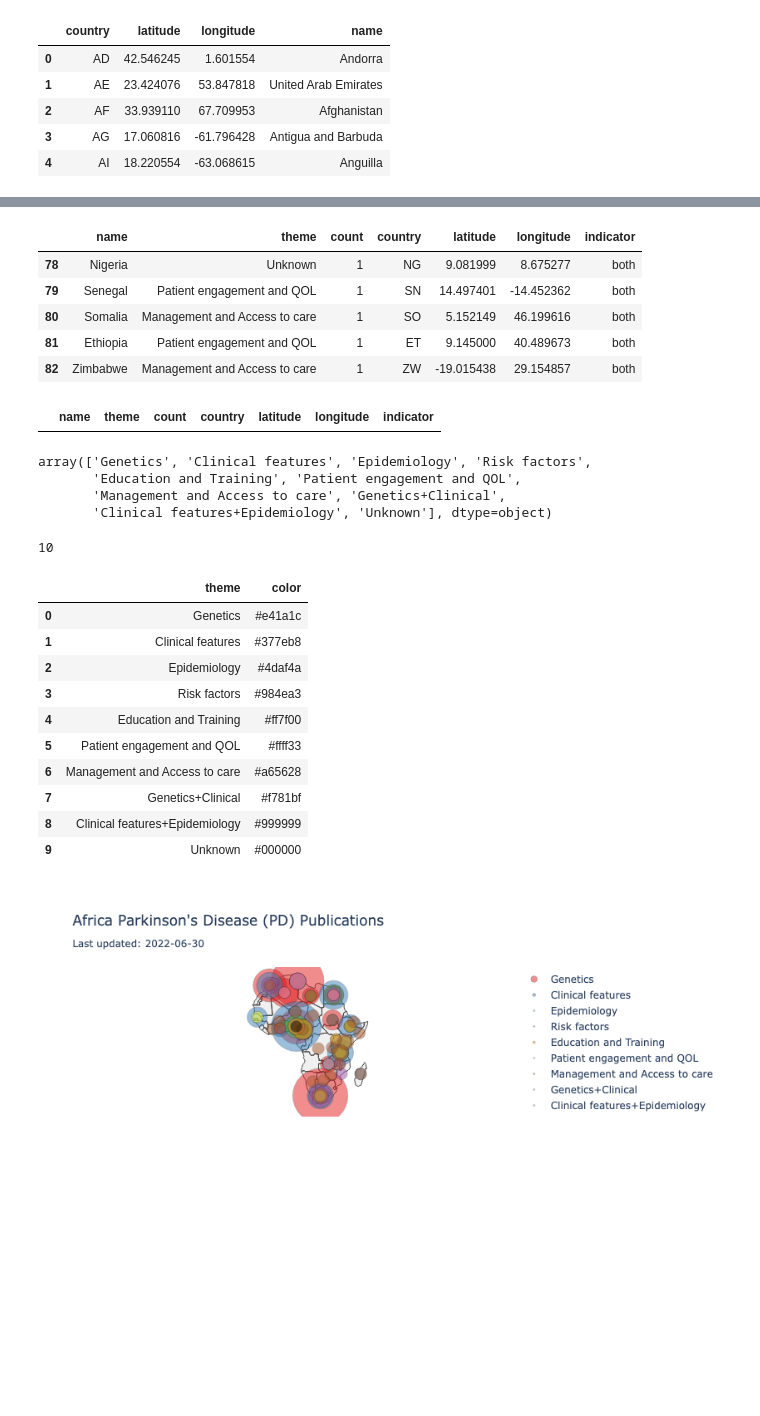
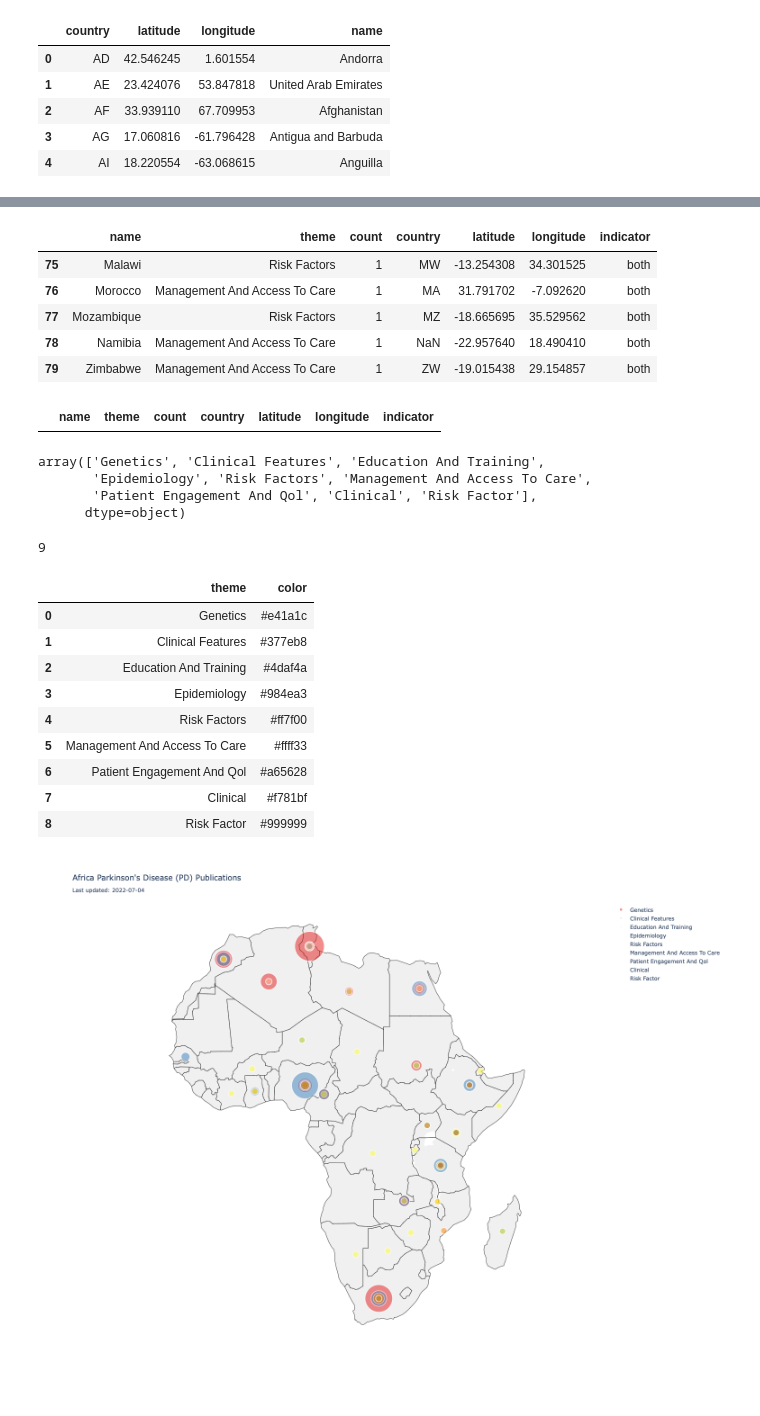
Before and after one commit to ahmedmoustafa/AfricaPD, a Jupyter notebook: AfricaPD.ipynb, the cells around one changed output, grey strips where cells are left out. Saved outputs shown, nothing was run; the diff lists cells and outputs as text; code cells hidden in the pictures; blank space fills up the shorter version.

Commit message:
Data update

```diff
--- a/AfricaPD.ipynb
+++ b/AfricaPD.ipynb
@@ -5,7 +5,8 @@ import pandas as pd
 import plotly.graph_objects as go
 from datetime import date
 # %%
-themes = pd.read_table("https://raw.githubusercontent.com/ahmedmoustafa/AfricaPD/main/data/themes_long.tsv")
+# themes = pd.read_table("https://raw.githubusercontent.com/ahmedmoustafa/AfricaPD/main/data/themes_long.tsv")
+themes = pd.read_table("data/themes_clean.tsv")
 themes.head()
 # %% [output]
 |  | study_id | theme | name |
@@ -57,11 +58,11 @@ df.head()
 df.tail()
 # %% [output]
 |  | name | theme | count | country | latitude | longitude | indicator |
-| 78 | Nigeria | Unknown | 1 | NG | 9.081999 | 8.675277 | both |
-| 79 | Senegal | Patient engagement and QOL | 1 | SN | 14.497401 | -14.452362 | both |
-| 80 | Somalia | Management and Access to care | 1 | SO | 5.152149 | 46.199616 | both |
-| 81 | Ethiopia | Patient engagement and QOL | 1 | ET | 9.145000 | 40.489673 | both |
-| 82 | Zimbabwe | Management and Access to care | 1 | ZW | -19.015438 | 29.154857 | both |
+| 75 | Malawi | Risk Factors | 1 | MW | -13.254308 | 34.301525 | both |
+| 76 | Morocco | Management And Access To Care | 1 | MA | 31.791702 | -7.092620 | both |
+| 77 | Mozambique | Risk Factors | 1 | MZ | -18.665695 | 35.529562 | both |
+| 78 | Namibia | Management And Access To Care | 1 | NaN | -22.957640 | 18.490410 | both |
+| 79 | Zimbabwe | Management And Access To Care | 1 | ZW | -19.015438 | 29.154857 | both |
 # %%
 missing = df[df["indicator"] == "left_only"]
 missing
@@ -71,29 +72,29 @@ missing
 groups = df['theme'].unique()
 groups
 # %% [output]
-array(['Genetics', 'Clinical features', 'Epidemiology', 'Risk factors',
-       'Education and Training', 'Patient engagement and QOL',
-       'Management and Access to care', 'Genetics+Clinical',
-       'Clinical features+Epidemiology', 'Unknown'], dtype=object)
+array(['Genetics', 'Clinical Features', 'Education And Training',
+       'Epidemiology', 'Risk Factors', 'Management And Access To Care',
+       'Patient Engagement And Qol', 'Clinical', 'Risk Factor'],
+      dtype=object)
 # %%
 len(groups)
 # %% [output]
-10
+9
 # %%
-groups2 = pd.DataFrame({'theme' : list(groups), 'color' : ['#e41a1c', '#377eb8', '#4daf4a', '#984ea3', '#ff7f00', '#ffff33', '#a65628', '#f781bf', '#999999', "#000000"]})
+#groups2 = pd.DataFrame({'theme' : list(groups), 'color' : ['#e41a1c', '#377eb8', '#4daf4a', '#984ea3', '#ff7f00', '#ffff33', '#a65628', '#f781bf', '#999999', "#000000"]})
+groups2 = pd.DataFrame({'theme' : list(groups), 'color' : ['#e41a1c', '#377eb8', '#4daf4a', '#984ea3', '#ff7f00', '#ffff33', '#a65628', '#f781bf', '#999999']})
 groups2
 # %% [output]
 |  | theme | color |
 | 0 | Genetics | #e41a1c |
-| 1 | Clinical features | #377eb8 |
-| 2 | Epidemiology | #4daf4a |
-| 3 | Risk factors | #984ea3 |
-| 4 | Education and Training | #ff7f00 |
-| 5 | Patient engagement and QOL | #ffff33 |
-| 6 | Management and Access to care | #a65628 |
-| 7 | Genetics+Clinical | #f781bf |
-| 8 | Clinical features+Epidemiology | #999999 |
-| 9 | Unknown | #000000 |
+| 1 | Clinical Features | #377eb8 |
+| 2 | Education And Training | #4daf4a |
+| 3 | Epidemiology | #984ea3 |
+| 4 | Risk Factors | #ff7f00 |
+| 5 | Management And Access To Care | #ffff33 |
+| 6 | Patient Engagement And Qol | #a65628 |
+| 7 | Clinical | #f781bf |
+| 8 | Risk Factor | #999999 |
 # %%
 fig = go.Figure()
 
@@ -103,37 +104,43 @@ for i in range(len(groups2)):
 
     color = groups2.iloc[i]["color"]
 
     sub = df[df["theme"] == theme]
 
     fig.add_trace(go.Scattergeo(
         lon = sub['longitude'],
         lat = sub['latitude'],
         text = sub['name'],
         marker = dict(
             size = sub['count'],
             color = color,
-            line_color = 'rgb(40,40,40)',
-            line_width = 0.5,
+            # line_color = 'rgb(40,40,40)',
+            line_color = 'rgb(255,255,255)',
+            line_width = 2,  # 0.5,
             sizemode = 'area',
             opacity = 0.5,
             sizeref = 0.01
             # sizeref = 0.05
         ),
         name = theme))
 
 fig.update_layout(
         title_text = "Africa Parkinson's Disease (PD) Publications<br><sub>Last updated: " + str(date.today()) + "</sub>",
         showlegend = True,
+    legend= {'itemsizing': 'constant'}
         geo = dict(
             scope = 'africa',
             landcolor = 'rgb(240, 240, 240)',
 #            landcolor = 'rgb(217, 217, 217)',
-        )
+        ),
+
+        autosize=False,
+        width = 800,
+        height = 1200
     )
 
 fig.show()
 # %% [output]
-[figure, old version]
+[figure, new version]
 # %%
 fig.write_image("figures/AfricaPDpublications.pdf")
 # %%
```
Also changed, not shown: parts of 3 cells of this notebook, 7 other files.
